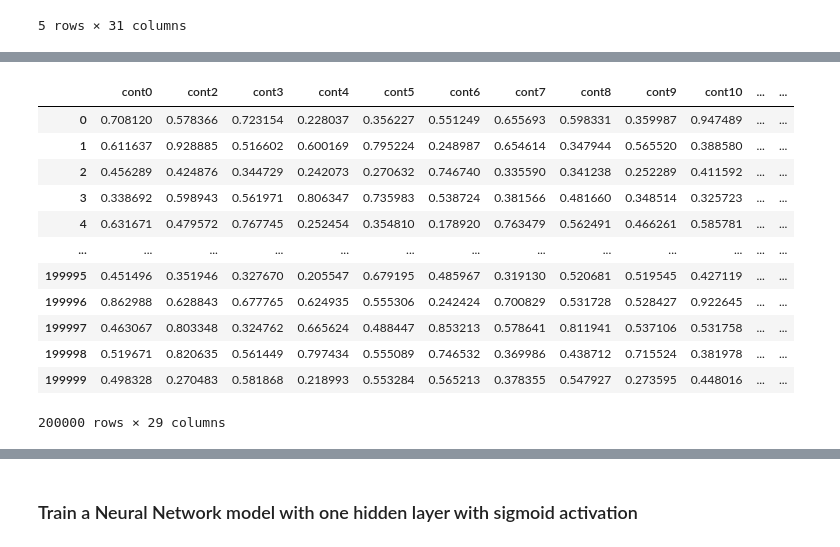
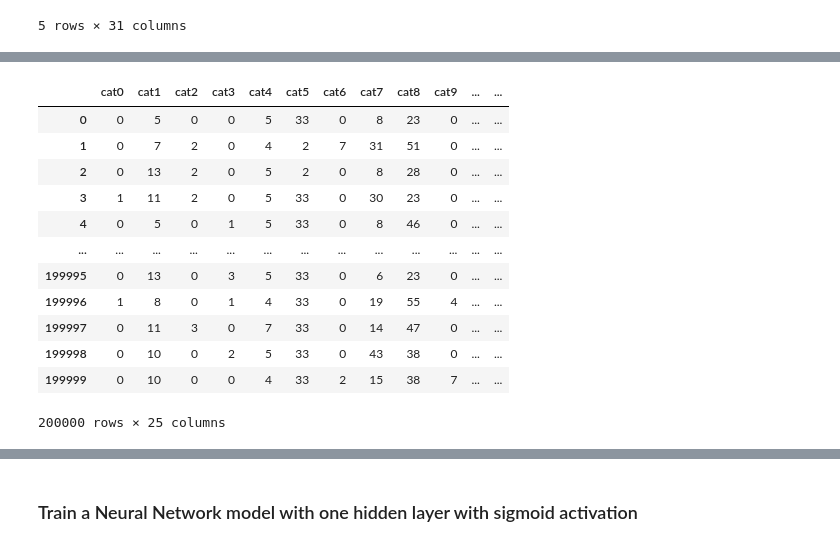
Before and after one commit to nickcth/kaggle, a Jupyter notebook: Tabular-playground.ipynb, the cells around one changed output, grey strips where cells are left out. Cells and saved outputs as stored; diff of their text form; code cells hidden in the pictures.

```diff
--- a/Tabular-playground.ipynb
+++ b/Tabular-playground.ipynb
@@ -125,0 +98,13 @@ df2
+# %%
+from scipy.stats import chi2_contingency
+
+chi2_check = []
+for i in cat:
+    if chi2_contingency(pd.crosstab(df1['target'], df1[i]))[1] < 0.05:
+        chi2_check.append('Reject Null Hypothesis')
+    else:
+        chi2_check.append('Fail to Reject Null Hypothesis')
+res = pd.DataFrame(data = [cat, chi2_check]
+             ).T
+res.columns = ['Column', 'Hypothesis']
+print(res)
@@ -125,0 +132,9 @@ df2
+# %%
+from sklearn.preprocessing import LabelEncoder
+lst = res['Column'].tolist()
+le = LabelEncoder()
+df3 = pd.DataFrame()
+for i in lst:
+    icat = le.fit_transform(df1[i])
+    df2 = pd.DataFrame({i:icat})
+    df3 = pd.concat([df3,df2],axis=1)
@@ -254,6 +272,0 @@ icat18=le.fit_transform(df1['cat18'])
-# %%
-df2 = pd.DataFrame ({'icat0':icat0,'icat1':icat1,'icat2':icat2,'icat3':icat3,'icat4':icat4,'icat5':icat5,\
-                     'icat6':icat6,'icat7':icat7,'icat8':icat8,'icat9':icat9,'icat10':icat10,'icat11':icat11,\
-                     'icat12':icat12,'icat13':icat13,'icat14':icat14,'icat15':icat15,'icat16':icat16,'icat17':icat17,\
-                     'icat18':icat18})
-df2
@@ -273,0 +273,9 @@ df2
+# %%
+from sklearn.preprocessing import LabelEncoder
+le = LabelEncoder()
+lst = res['Column'].tolist()
+df3 = pd.DataFrame()
+for i in lst:
+    icat = le.fit_transform(df1[i])
+    df2 = pd.DataFrame({i:icat})
+    df3 = pd.concat([df3,df2],axis=1)
@@ -274,20 +298,21 @@ df2
 # %%
-X = pd.concat([df1[['cont0','cont2','cont3','cont4','cont5','cont6','cont7','cont8','cont9','cont10']],df2],axis=1)
+#X = pd.concat([df3,df1[['cont0','cont2','cont3','cont4','cont5','cont6','cont7','cont8','cont9','cont10']]],axis=1)
+X = pd.concat([df3,df1[['cont1','cont2','cont5','cont6','cont8','cont9']]],axis=1)
 X
 # %% [output]
-|  | cont0 | cont2 | cont3 | cont4 | cont5 | cont6 | cont7 | cont8 | cont9 | cont10 | ... | ... |
-| 0 | 0.708120 | 0.578366 | 0.723154 | 0.228037 | 0.356227 | 0.551249 | 0.655693 | 0.598331 | 0.359987 | 0.947489 | ... | ... |
-| 1 | 0.611637 | 0.928885 | 0.516602 | 0.600169 | 0.795224 | 0.248987 | 0.654614 | 0.347944 | 0.565520 | 0.388580 | ... | ... |
-| 2 | 0.456289 | 0.424876 | 0.344729 | 0.242073 | 0.270632 | 0.746740 | 0.335590 | 0.341238 | 0.252289 | 0.411592 | ... | ... |
-| 3 | 0.338692 | 0.598943 | 0.561971 | 0.806347 | 0.735983 | 0.538724 | 0.381566 | 0.481660 | 0.348514 | 0.325723 | ... | ... |
-| 4 | 0.631671 | 0.479572 | 0.767745 | 0.252454 | 0.354810 | 0.178920 | 0.763479 | 0.562491 | 0.466261 | 0.585781 | ... | ... |
+|  | cat0 | cat1 | cat2 | cat3 | cat4 | cat5 | cat6 | cat7 | cat8 | cat9 | ... | ... |
+| 0 | 0 | 5 | 0 | 0 | 5 | 33 | 0 | 8 | 23 | 0 | ... | ... |
+| 1 | 0 | 7 | 2 | 0 | 4 | 2 | 7 | 31 | 51 | 0 | ... | ... |
+| 2 | 0 | 13 | 2 | 0 | 5 | 2 | 0 | 8 | 28 | 0 | ... | ... |
+| 3 | 1 | 11 | 2 | 0 | 5 | 33 | 0 | 30 | 23 | 0 | ... | ... |
+| 4 | 0 | 5 | 0 | 1 | 5 | 33 | 0 | 8 | 46 | 0 | ... | ... |
 | ... | ... | ... | ... | ... | ... | ... | ... | ... | ... | ... | ... | ... |
-| 199995 | 0.451496 | 0.351946 | 0.327670 | 0.205547 | 0.679195 | 0.485967 | 0.319130 | 0.520681 | 0.519545 | 0.427119 | ... | ... |
-| 199996 | 0.862988 | 0.628843 | 0.677765 | 0.624935 | 0.555306 | 0.242424 | 0.700829 | 0.531728 | 0.528427 | 0.922645 | ... | ... |
-| 199997 | 0.463067 | 0.803348 | 0.324762 | 0.665624 | 0.488447 | 0.853213 | 0.578641 | 0.811941 | 0.537106 | 0.531758 | ... | ... |
-| 199998 | 0.519671 | 0.820635 | 0.561449 | 0.797434 | 0.555089 | 0.746532 | 0.369986 | 0.438712 | 0.715524 | 0.381978 | ... | ... |
-| 199999 | 0.498328 | 0.270483 | 0.581868 | 0.218993 | 0.553284 | 0.565213 | 0.378355 | 0.547927 | 0.273595 | 0.448016 | ... | ... |
+| 199995 | 0 | 13 | 0 | 3 | 5 | 33 | 0 | 6 | 23 | 0 | ... | ... |
+| 199996 | 1 | 8 | 0 | 1 | 4 | 33 | 0 | 19 | 55 | 4 | ... | ... |
+| 199997 | 0 | 11 | 3 | 0 | 7 | 33 | 0 | 14 | 47 | 0 | ... | ... |
+| 199998 | 0 | 10 | 0 | 2 | 5 | 33 | 0 | 43 | 38 | 0 | ... | ... |
+| 199999 | 0 | 10 | 0 | 0 | 4 | 33 | 2 | 15 | 38 | 7 | ... | ... |
-200000 rows × 29 columns
+200000 rows × 25 columns
 # %%
 X= preprocessing.StandardScaler().fit(X).transform(X)
 X[0:5]
```
Also changed, not shown: parts of 37 cells of this notebook, 2 other files.
